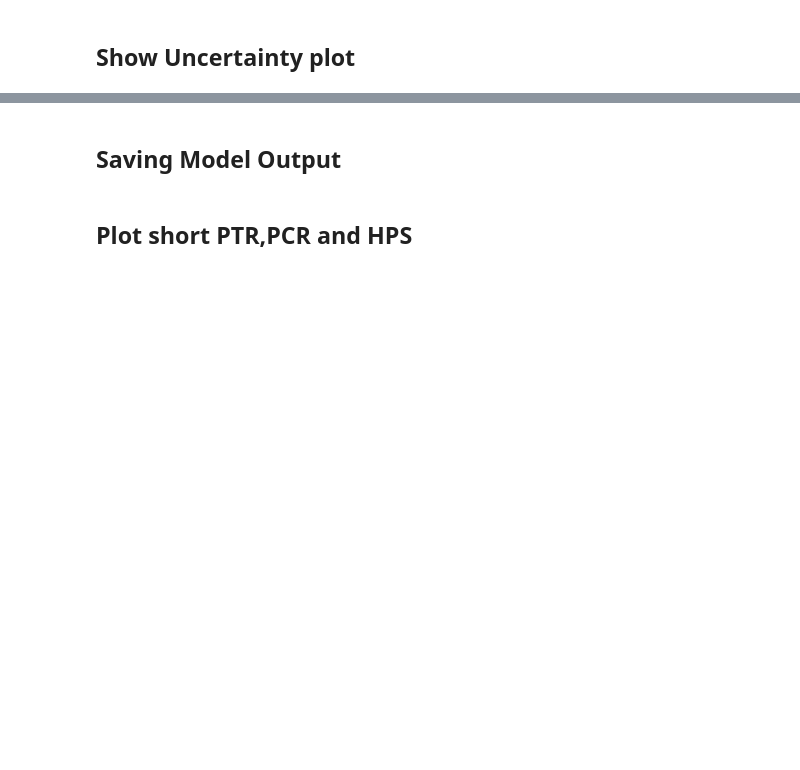
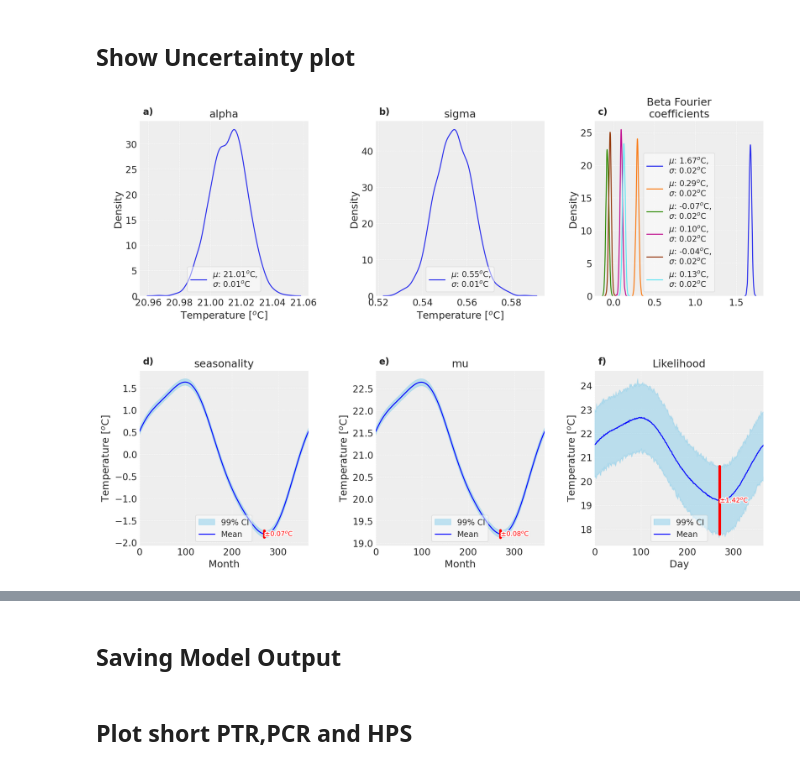
Before and after one commit to sinapinter/pymc_MHWdetection, a Jupyter notebook: MHWdetection_with_short_timeseries.ipynb, the cells around one changed output, grey strips where cells are left out. Cells and saved outputs as stored; diff of their text form; code cells hidden in the pictures; blank space fills up the shorter version.

```diff
--- a/MHWdetection_with_short_timeseries.ipynb
+++ b/MHWdetection_with_short_timeseries.ipynb
@@ -113,11 +126,12 @@ plt.rcParams.update(
 
 def sampler_kwargs():
     return dict(
-        nuts_sampler="pymc",
+        nuts_sampler="nutpie",
         chains=4,
         draws=500,
-        nuts_sampler_kwargs={"backend": "jax", "gradient_backend": "jax"},
+        nuts_sampler_kwargs={"backend": "numba", "gradient_backend": "numba"},
     )
+
 
 
 current_folder = os.getcwd()
@@ -493,34 +521,36 @@ ax.plot(mean, color='blue', label='Mean')
 ci_width = np.mean(upper - lower) / 2
 x_pos = 270
 y_pos = mean[x_pos]
 ax.plot([x_pos, x_pos], [y_pos - ci_width, y_pos + ci_width], color='red', lw=4)
 txt = ax.text(x_pos + 0.5, y_pos, f"±{ci_width:.2f}$^{{o}}$C", color='red', va='center')
 txt.set_path_effects([PathEffects.withStroke(linewidth=3, foreground="white")])
 
 ax.set_xlabel("Day")
 ax.set_title("Likelihood")
 ax.set_ylabel('Temperature [$^{o}$C]')
 ax.set_xlim(0, 365)
 ax.legend(fontsize=12, frameon=True, framealpha=0.5,facecolor='white', loc='lower center')
 
 # ------------------------------------------------------------------------------
 # 4. Formatting: subplot labels & cleanup
 # ------------------------------------------------------------------------------
 # Add panel labels (a, b, c, …)
 labels = [f"{ch})" for ch in string.ascii_lowercase[:len(axes.flat)]]
 for ax, lab in zip(axes.flat, labels):
     ax.text( 0.02, 1.08, lab, transform=ax.transAxes,fontsize=14, fontweight='bold', va='top',
             ha='left',bbox=dict(facecolor='white', alpha=0.0, edgecolor='none', pad=0))
 
 # Remove unused subplot (last one in 2x4 grid)
-fig.delaxes(axes[7])
+# fig.delaxes(axes[7])
 
 # ------------------------------------------------------------------------------
 # Save & show
 # ------------------------------------------------------------------------------
 plt.savefig(os.path.join(figures_folder, "UncertaintyExampleParameters.png"), dpi=300)
 plt.savefig(os.path.join(figures_folder, "UncertaintyExampleParameters.pdf"), dpi=300)
 plt.show()
+# %% [output]
+[figure, added]
 # %%
 # ------------------------------------------------------------------------------
 # Setup
```
Also changed, not shown: parts of 7 cells of this notebook, 3 other files.
